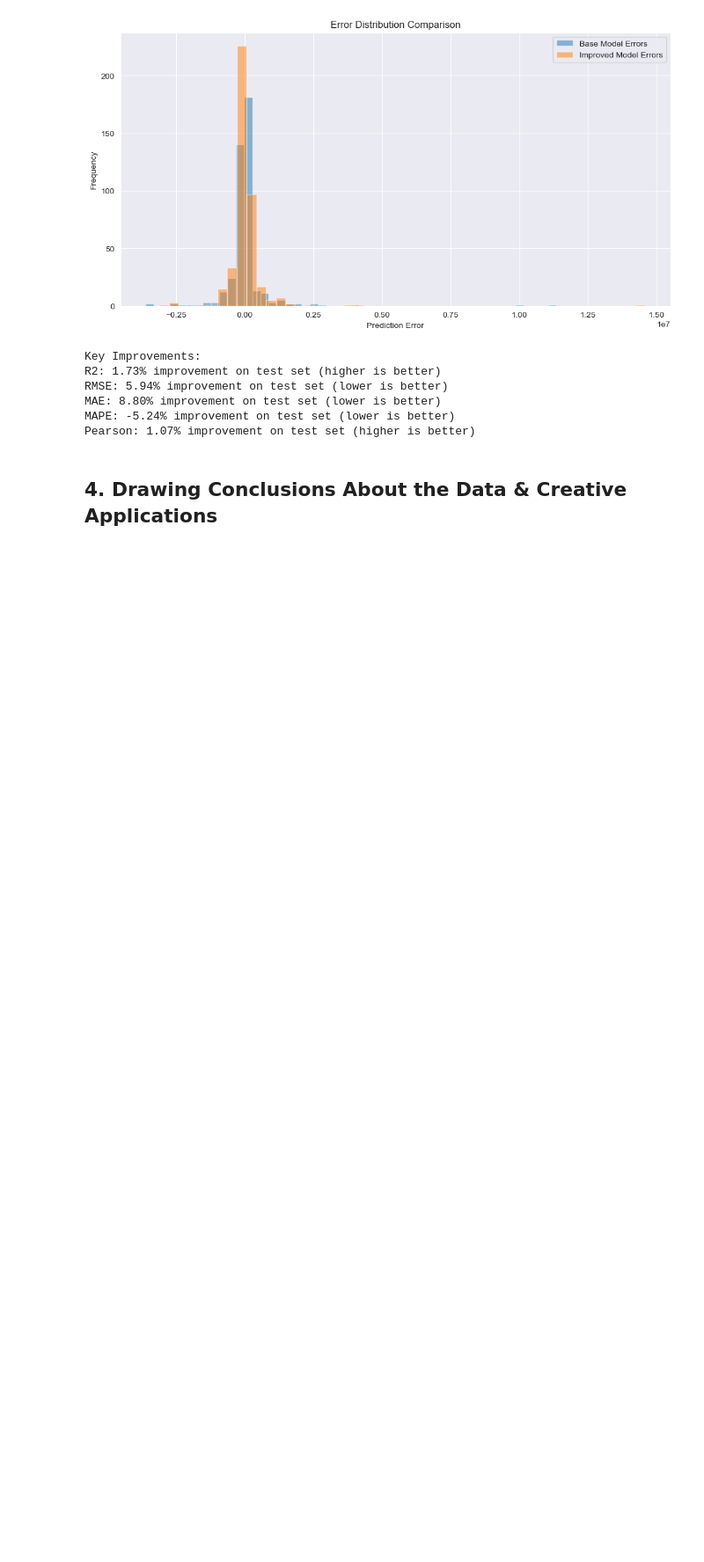
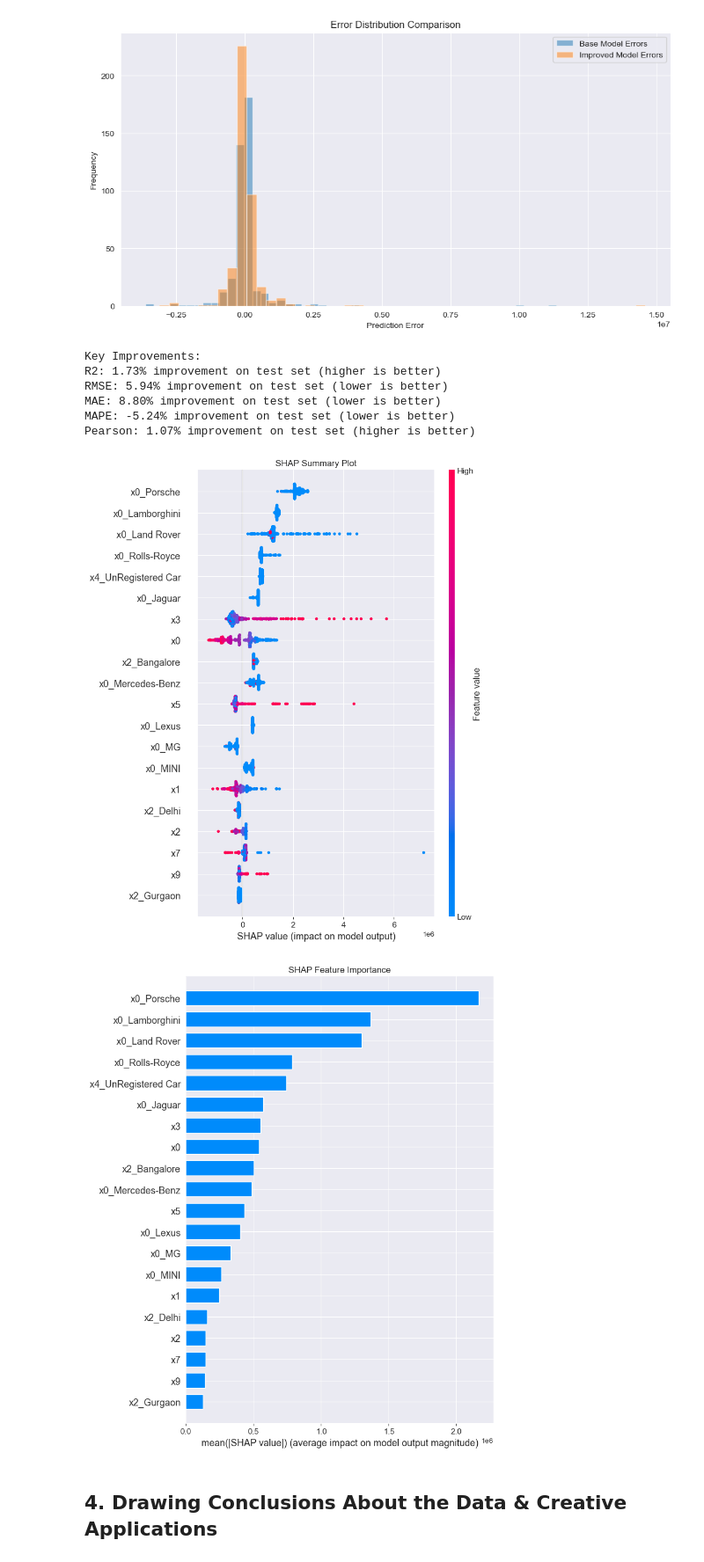
Before and after one commit to lidor-b/TDS-CarsPricesPrediction, a Jupyter notebook: CarsPricesPrediction_part2.ipynb, the cells around one changed output. Shown at 88% size. Saved outputs shown, nothing was run; the diff lists cells and outputs as text; code cells hidden in the pictures; blank space fills up the shorter version.

Commit message:
Using SHAP values analysis in part2

```diff
--- a/CarsPricesPrediction_part2.ipynb
+++ b/CarsPricesPrediction_part2.ipynb
@@ -508,6 +506,76 @@ RMSE: 5.94% improvement on test set (lower is better)
 MAE: 8.80% improvement on test set (lower is better)
 MAPE: -5.24% improvement on test set (lower is better)
 Pearson: 1.07% improvement on test set (higher is better)
+# %%
+import shap
+import numpy as np
+from sklearn.pipeline import Pipeline
+from scipy.sparse import issparse
+
+def get_feature_names(column_transformer):
+    """Get feature names from all transformers."""
+    col_name = []
+    for transformer_in_columns in column_transformer.transformers_[:-1]:
+        raw_col_name = transformer_in_columns[2]
+        if isinstance(transformer_in_columns[1], Pipeline):
+            transformer = transformer_in_columns[1].steps[-1][1]
+        else:
+            transformer = transformer_in_columns[1]
+        try:
+            names = transformer.get_feature_names_out()
+        except AttributeError:
+            names = raw_col_name
+        if isinstance(names, np.ndarray):
+            col_name += names.tolist()
+        elif isinstance(names, list):
+            col_name += names
+        elif isinstance(names, str):
+            col_name.append(names)
+
+    return col_name
+
+def analyze_shap_values(model, X, preprocessor):
+    """Calculate and plot SHAP values"""
+    # Apply preprocessing
+    X_processed = preprocessor.transform(X)
+
+    # Convert to dense array if sparse
+    if issparse(X_processed):
+        X_processed = X_processed.toarray()
+
+    # Get feature names after preprocessing
+    feature_names = get_feature_names(preprocessor)
+
+    # Create a SHAP explainer
+    explainer = shap.TreeExplainer(model)
+
+    # Calculate SHAP values
+    shap_values = explainer.shap_values(X_processed)
+
+    # Summary plot
+    plt.figure(figsize=(10, 8))
+    shap.summary_plot(shap_values, X_processed, feature_names=feature_names, show=False)
+    plt.title("SHAP Summary Plot")
+    plt.tight_layout()
+    plt.show()
+
+    # Bar plot of mean absolute SHAP values
+    plt.figure(figsize=(10, 8))
+    shap.summary_plot(shap_values, X_processed, feature_names=feature_names, plot_type="bar", show=False)
+    plt.title("SHAP Feature Importance")
+    plt.tight_layout()
+    plt.show()
+
+    return shap_values, explainer
+
+xgb_model = best_model.named_steps['regressor']
+preprocessor = best_model.named_steps['preprocessor']
+
+# Calculate and plot SHAP values
+shap_values, explainer = analyze_shap_values(xgb_model, X_test, preprocessor)
+# %% [output]
+[figure, added]
+[figure, added]
 # %% [markdown]
 ## 4. Drawing Conclusions About the Data & Creative Applications
 # %% [markdown]
```
Also changed, not shown: parts of 2 cells of this notebook.
